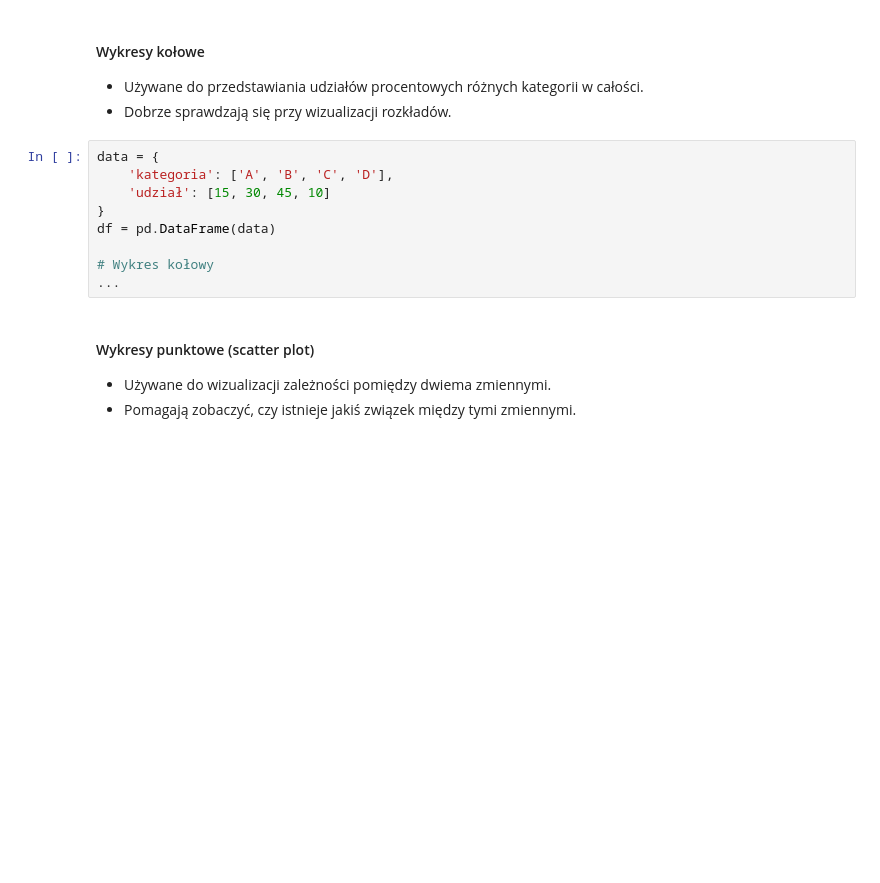
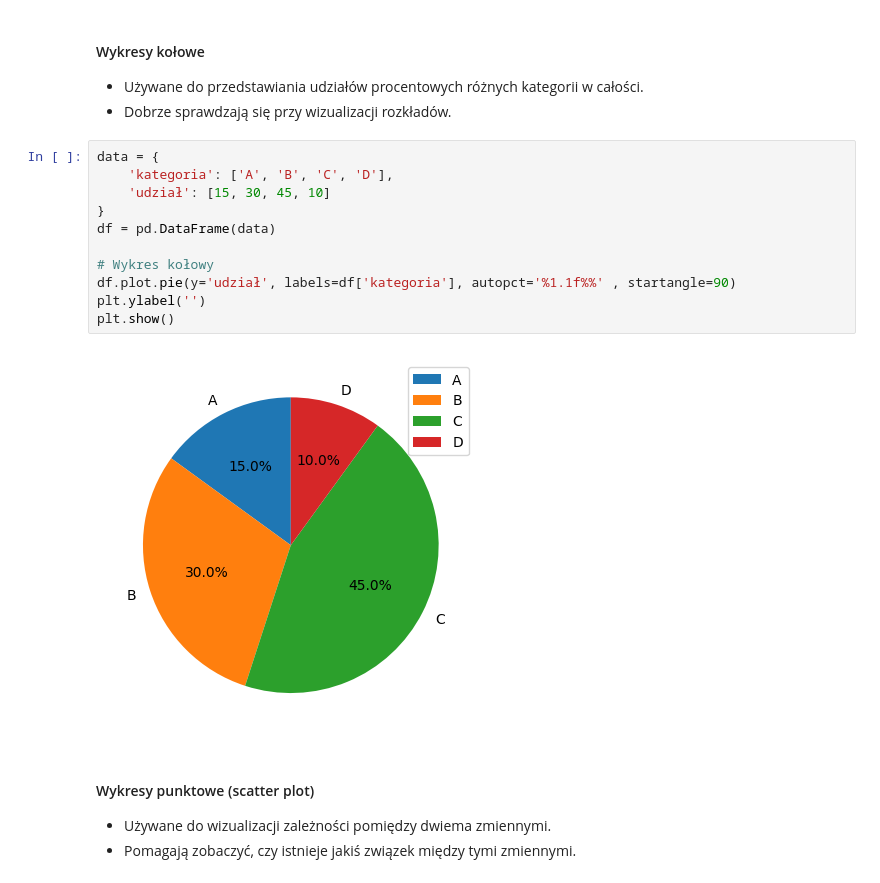
Before and after one commit to krzpiszcz/pandas_14_09_2024, a Jupyter notebook: 09_wizualizacje.ipynb, the cells around one changed output. Saved outputs shown, nothing was run; the diff lists cells and outputs as text; blank space fills up the shorter version.

```diff
--- a/09_wizualizacje.ipynb
+++ b/09_wizualizacje.ipynb
@@ -45,12 +90,16 @@ df = pd.DataFrame(data)
 # %%
 data = {
     'kategoria': ['A', 'B', 'C', 'D'],
     'udział': [15, 30, 45, 10]
 }
 df = pd.DataFrame(data)
 
 # Wykres kołowy
-...
+df.plot.pie(y='udział', labels=df['kategoria'], autopct='%1.1f%%' , startangle=90)
+plt.ylabel('')
+plt.show()
+# %% [output]
+[figure, added]
 # %% [markdown]
 #### Wykresy punktowe (scatter plot)
 
```
Also changed, not shown: parts of 6 cells of this notebook.
